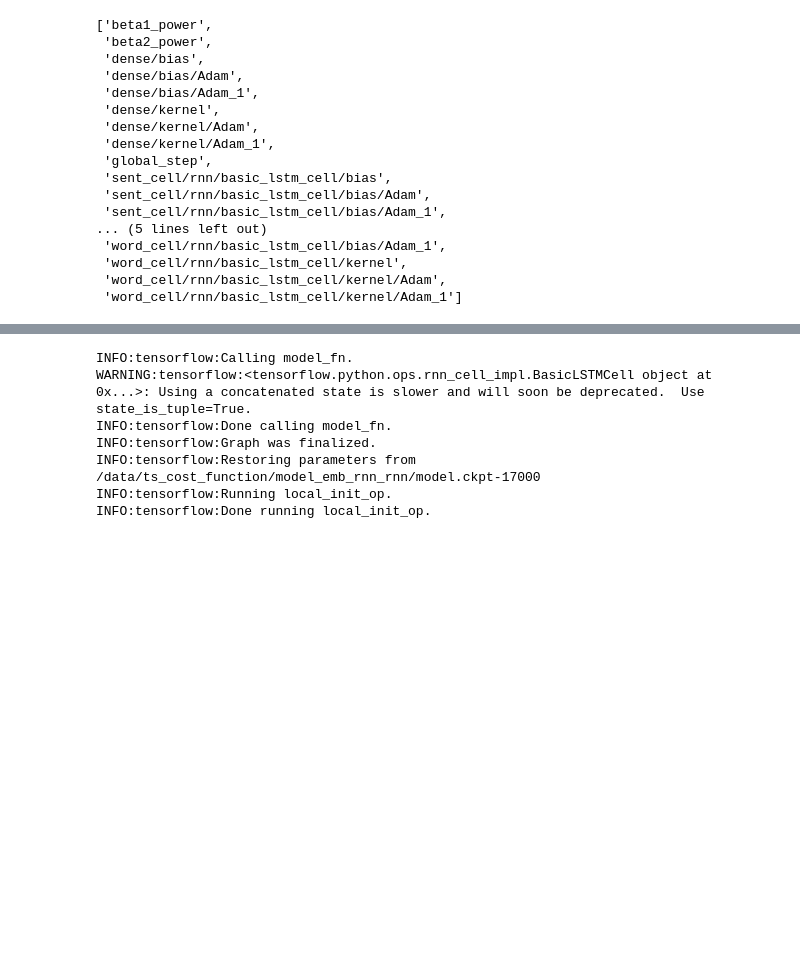
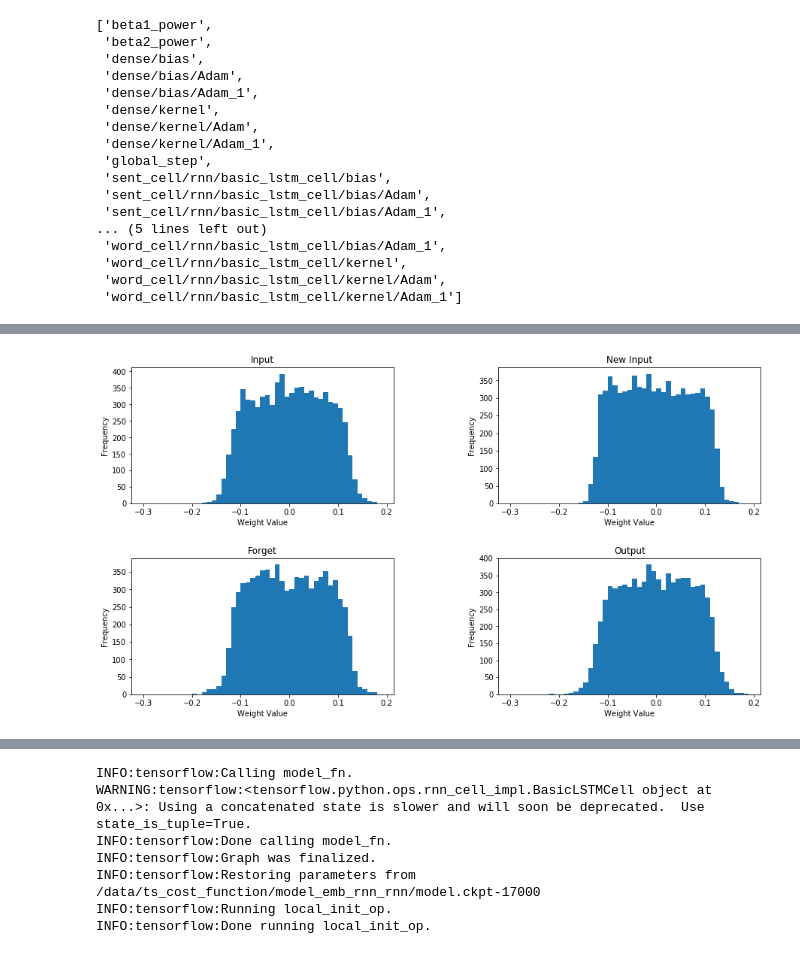
Before and after one commit to PaulOpu/TS_LossFunction, a Jupyter notebook: code/FINAL/04_NN_Preparation_and_Learning.ipynb, the cells around one changed output, grey strips where cells are left out. Saved outputs shown, nothing was run; the diff lists cells and outputs as text; code cells hidden in the pictures; blank space fills up the shorter version.

```diff
--- a/code/FINAL/04_NN_Preparation_and_Learning.ipynb
+++ b/code/FINAL/04_NN_Preparation_and_Learning.ipynb
@@ -791,3 +810,6 @@ word_bias = model_emb_rnn_rnn.get_variable_value('word_cell/rnn/basic_lstm_cell/
 # %%
+word_weights = model_emb_rnn_rnn.get_variable_value('sent_cell/rnn/basic_lstm_cell/kernel')
+word_bias = model_emb_rnn_rnn.get_variable_value('sent_cell/rnn/basic_lstm_cell/bias')
+
 w_input, w_new_input, w_forget, w_output = np.split(word_weights, 4, axis=1)
 b_input, b_new_input, b_forget, b_output = np.split(word_bias, 4)
@@ -815,0 +816,6 @@ word_weights.shape
+# %%
+plot_weights(
+    [("Input",w_input), ("New Input",w_new_input),("Forget", w_forget),("Output", w_output)],
+    np.array(range(-30,20,1))/100)
+# %% [output]
+[figure, added]
```
Also changed, not shown: parts of 48 cells of this notebook.
